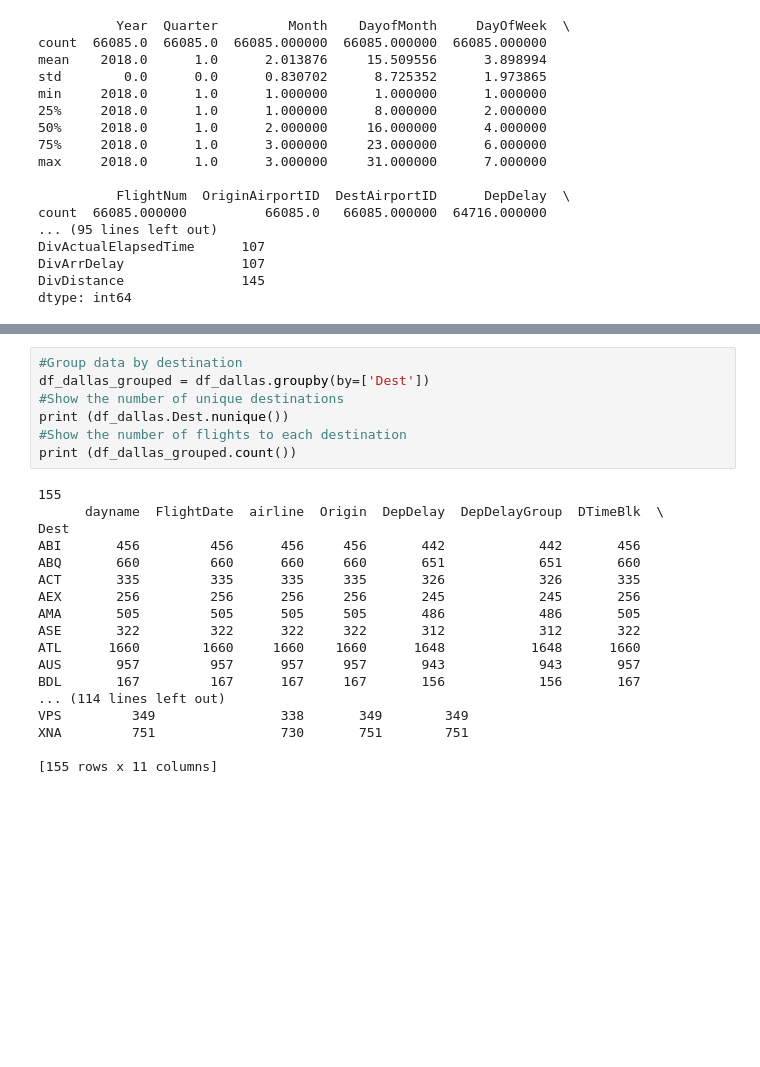
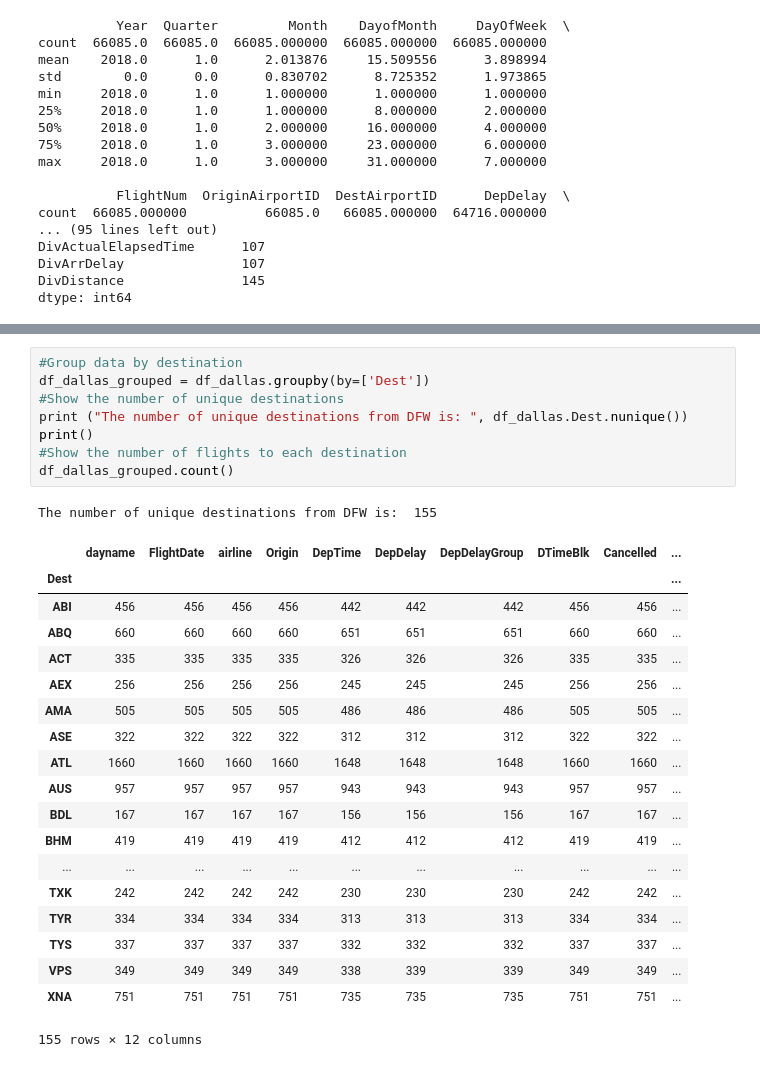
Before and after one commit to teresa201/MachineLearning, a Jupyter notebook: Lab1.ipynb, the cells around one changed output, grey strips where cells are left out. Saved outputs shown, nothing was run; the diff lists cells and outputs as text; blank space fills up the shorter version.

```diff
--- a/Lab1.ipynb
+++ b/Lab1.ipynb
@@ -163,25 +175,29 @@ mn.heatmap(df_dallas.sort_values(by=['Dest']))
 # %%
 #Group data by destination
 df_dallas_grouped = df_dallas.groupby(by=['Dest'])
 #Show the number of unique destinations
-print (df_dallas.Dest.nunique())
+print ("The number of unique destinations from DFW is: ", df_dallas.Dest.nunique())
+print()
 #Show the number of flights to each destination
-print (df_dallas_grouped.count())
+df_dallas_grouped.count()
 # %% [output]
-155
-      dayname  FlightDate  airline  Origin  DepDelay  DepDelayGroup  DTimeBlk  \
-Dest
-ABI       456         456      456     456       442            442       456
-ABQ       660         660      660     660       651            651       660
-ACT       335         335      335     335       326            326       335
-AEX       256         256      256     256       245            245       256
-AMA       505         505      505     505       486            486       505
-ASE       322         322      322     322       312            312       322
-ATL      1660        1660     1660    1660      1648           1648      1660
-AUS       957         957      957     957       943            943       957
-BDL       167         167      167     167       156            156       167
-... (114 lines left out)
-VPS         349                338       349        349
-XNA         751                730       751        751
-
-[155 rows x 11 columns]
+The number of unique destinations from DFW is:  155
+|  | dayname | FlightDate | airline | Origin | DepTime | DepDelay | DepDelayGroup | DTimeBlk | Cancelled | ... |
+| Dest |  |  |  |  |  |  |  |  |  | ... |
+| ABI | 456 | 456 | 456 | 456 | 442 | 442 | 442 | 456 | 456 | ... |
+| ABQ | 660 | 660 | 660 | 660 | 651 | 651 | 651 | 660 | 660 | ... |
+| ACT | 335 | 335 | 335 | 335 | 326 | 326 | 326 | 335 | 335 | ... |
+| AEX | 256 | 256 | 256 | 256 | 245 | 245 | 245 | 256 | 256 | ... |
+| AMA | 505 | 505 | 505 | 505 | 486 | 486 | 486 | 505 | 505 | ... |
+| ASE | 322 | 322 | 322 | 322 | 312 | 312 | 312 | 322 | 322 | ... |
+| ATL | 1660 | 1660 | 1660 | 1660 | 1648 | 1648 | 1648 | 1660 | 1660 | ... |
+| AUS | 957 | 957 | 957 | 957 | 943 | 943 | 943 | 957 | 957 | ... |
+| BDL | 167 | 167 | 167 | 167 | 156 | 156 | 156 | 167 | 167 | ... |
+| BHM | 419 | 419 | 419 | 419 | 412 | 412 | 412 | 419 | 419 | ... |
+| ... | ... | ... | ... | ... | ... | ... | ... | ... | ... | ... |
+| TXK | 242 | 242 | 242 | 242 | 230 | 230 | 230 | 242 | 242 | ... |
+| TYR | 334 | 334 | 334 | 334 | 313 | 313 | 313 | 334 | 334 | ... |
+| TYS | 337 | 337 | 337 | 337 | 332 | 332 | 332 | 337 | 337 | ... |
+| VPS | 349 | 349 | 349 | 349 | 338 | 339 | 339 | 349 | 349 | ... |
+| XNA | 751 | 751 | 751 | 751 | 735 | 735 | 735 | 751 | 751 | ... |
+155 rows × 12 columns
```
Also changed, not shown: parts of 16 cells of this notebook.
